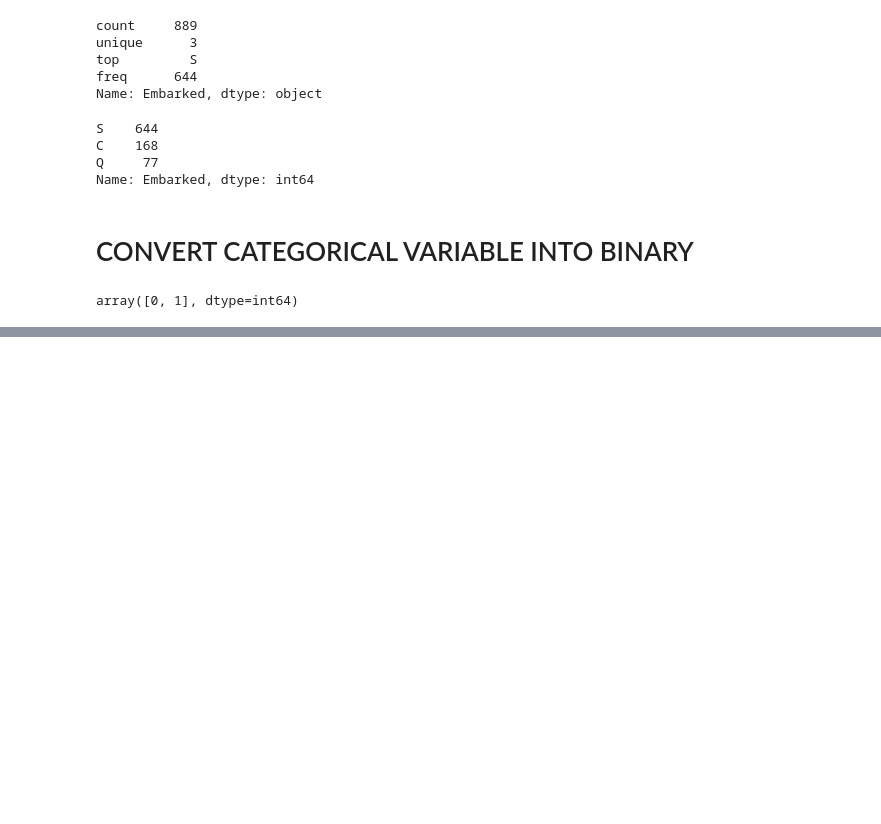
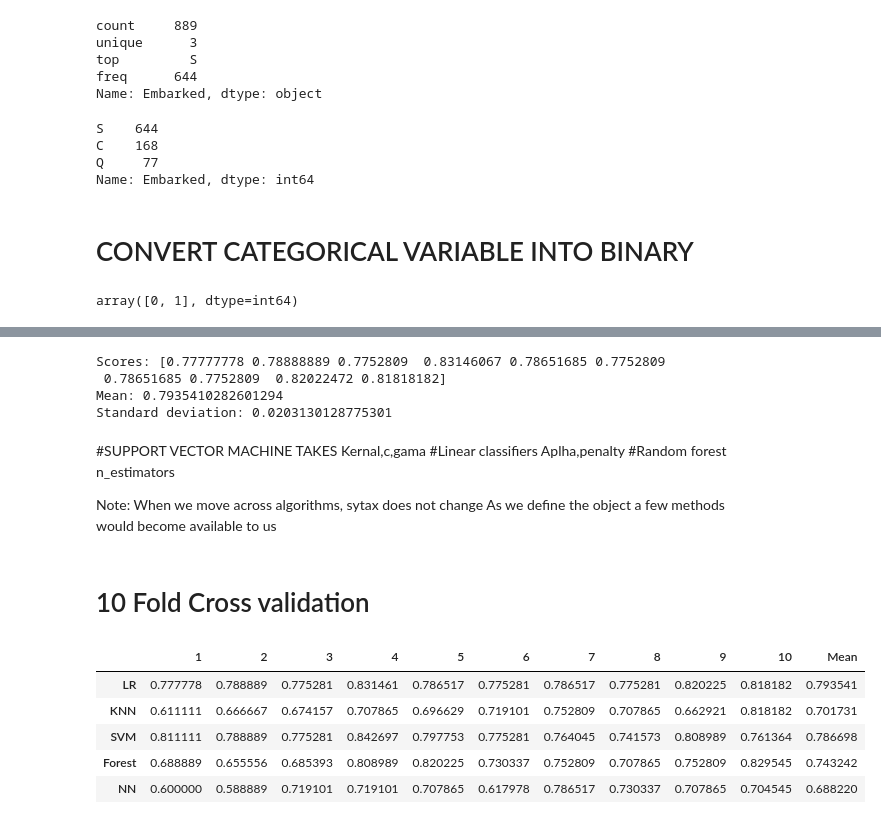
Before and after one commit to PRkudupu/Titanic-ML-Disaster, a Jupyter notebook: Survival.ipynb, the cells around one changed output, grey strips where cells are left out. Cells and saved outputs as stored; diff of their text form; code cells hidden in the pictures; blank space fills up the shorter version.

```diff
--- a/Survival.ipynb
+++ b/Survival.ipynb
@@ -428,0 +489,7 @@ array([0, 1, 'Q'], dtype=object)
+# %%
+# Columns which would be used to predict the target
+# Age, Pclass, Sex, SibSp,Fare, Parch and Embarked
+titanic_df
+x = titanic_df[["Pclass","Sex","Age","SibSp","Parch","Fare","Embarked"]].values
+#print(x)
+y = titanic_df["Survived"].values
@@ -428,0 +538,27 @@ array([0, 1, 'Q'], dtype=object)
+# %%
+from sklearn.model_selection import cross_val_score
+scores = cross_val_score(log_reg, x, y, scoring='accuracy', cv=10)
+
+def display_scores(scores):
+    print("Scores:", scores)
+    print("Mean:", scores.mean())               # accuracy measure
+    print("Standard deviation:", scores.std())  # std measures how precise the measure is
+
+display_scores(scores)
+# %% [output]
+Scores: [0.77777778 0.78888889 0.7752809  0.83146067 0.78651685 0.7752809
+ 0.78651685 0.7752809  0.82022472 0.81818182]
+Mean: 0.7935410282601294
+Standard deviation: 0.0203130128775301
+# %% [markdown]
+#SUPPORT VECTOR MACHINE TAKES
+Kernal,c,gama
+#Linear classifiers
+Aplha,penalty
+#Random forest
+n_estimators
+
+Note: When we move across algorithms, sytax does not change
+      As we define the object a few methods would become available to us
+# %% [markdown]
+# 10 Fold Cross validation
@@ -428,0 +571,14 @@ array([0, 1, 'Q'], dtype=object)
+# %%
+#Combination DF
+combination_df=pd.DataFrame(model_scores,columns=[1,2,3,4,5,6,7,8,9,10],index=["LR","KNN","SVM","Forest","NN"])
+# %%
+#Mean
+combination_df["Mean"]=combination_df.mean(axis=1)
+combination_df
+# %% [output]
+|  | 1 | 2 | 3 | 4 | 5 | 6 | 7 | 8 | 9 | 10 | Mean |
+| LR | 0.777778 | 0.788889 | 0.775281 | 0.831461 | 0.786517 | 0.775281 | 0.786517 | 0.775281 | 0.820225 | 0.818182 | 0.793541 |
+| KNN | 0.611111 | 0.666667 | 0.674157 | 0.707865 | 0.696629 | 0.719101 | 0.752809 | 0.707865 | 0.662921 | 0.818182 | 0.701731 |
+| SVM | 0.811111 | 0.788889 | 0.775281 | 0.842697 | 0.797753 | 0.775281 | 0.764045 | 0.741573 | 0.808989 | 0.761364 | 0.786698 |
+| Forest | 0.688889 | 0.655556 | 0.685393 | 0.808989 | 0.820225 | 0.730337 | 0.752809 | 0.707865 | 0.752809 | 0.829545 | 0.743242 |
+| NN | 0.600000 | 0.588889 | 0.719101 | 0.719101 | 0.707865 | 0.617978 | 0.786517 | 0.730337 | 0.707865 | 0.704545 | 0.688220 |
```
Also changed, not shown: parts of 22 cells of this notebook.
